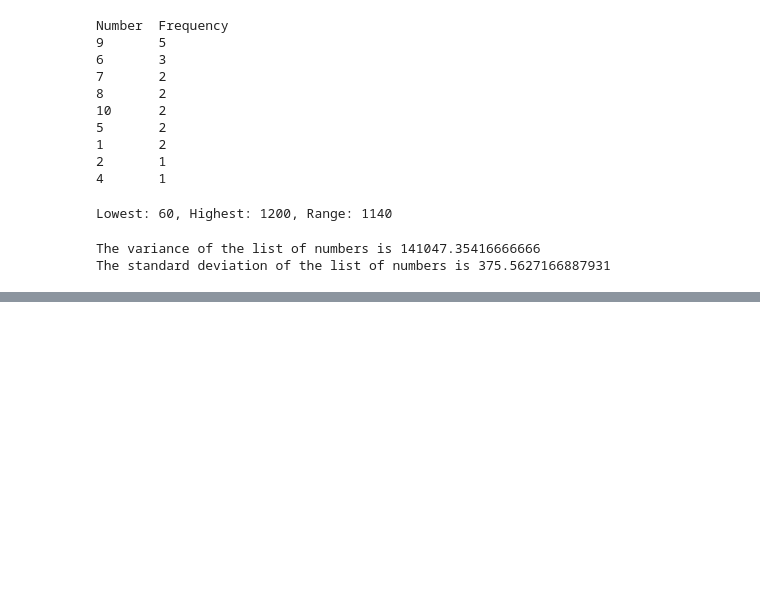
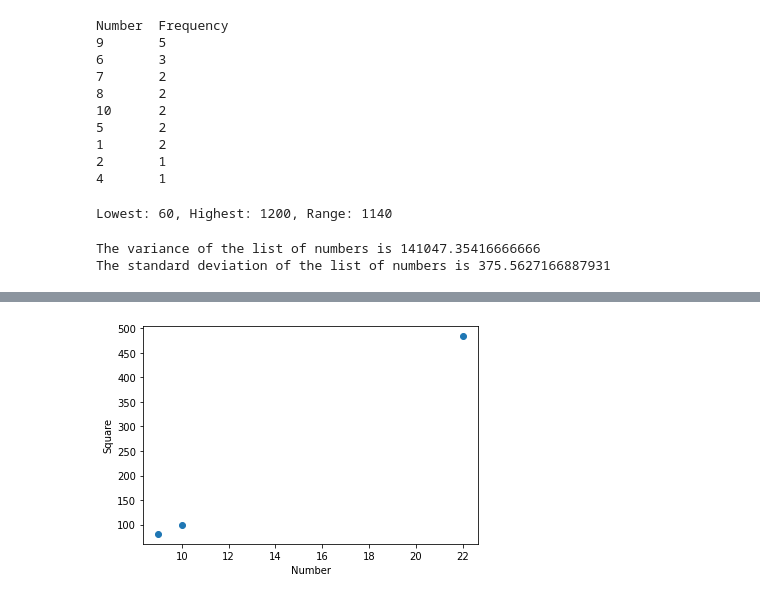
Before and after one commit to mrkkokku/prep, a Jupyter notebook: python/Math/Chap03_statistics.ipynb, the cells around one changed output, grey strips where cells are left out. Drawn from its saved outputs; the diff is of its cells as text; code cells hidden in the pictures; blank space fills up the shorter version.

```diff
--- a/python/Math/Chap03_statistics.ipynb
+++ b/python/Math/Chap03_statistics.ipynb
@@ -291,0 +352,34 @@ def find_corr_x_y(x, y):
+# %%
+'''
+Scatter plot, csv
+'''
+
+import csv
+import matplotlib.pyplot as plt
+
+def scatter_plot(x, y):
+    plt.scatter(x, y)
+    plt.xlabel("Number")
+    plt.ylabel("Square")
+    plt.show()
+
+def read_csv(filename):
+    numbers = []
+    squared = []
+
+    with open(filename) as f:
+
+        reader = csv.reader(f)
+
+        next(reader) # 파일을 처음열고나면 포인터가 header를 가리키는데 이 행을 스킵하기 위한 명령
+
+        for row in reader:
+            numbers.append(int(row[0]))
+            squared.append(int(row[1]))
+        return numbers, squared
+
+numbers, squared = read_csv("numbers.csv")
+
+scatter_plot(numbers, squared)
+# %% [output]
+[figure, added]
```
Also changed, not shown: parts of 4 cells of this notebook, 4 other files.
